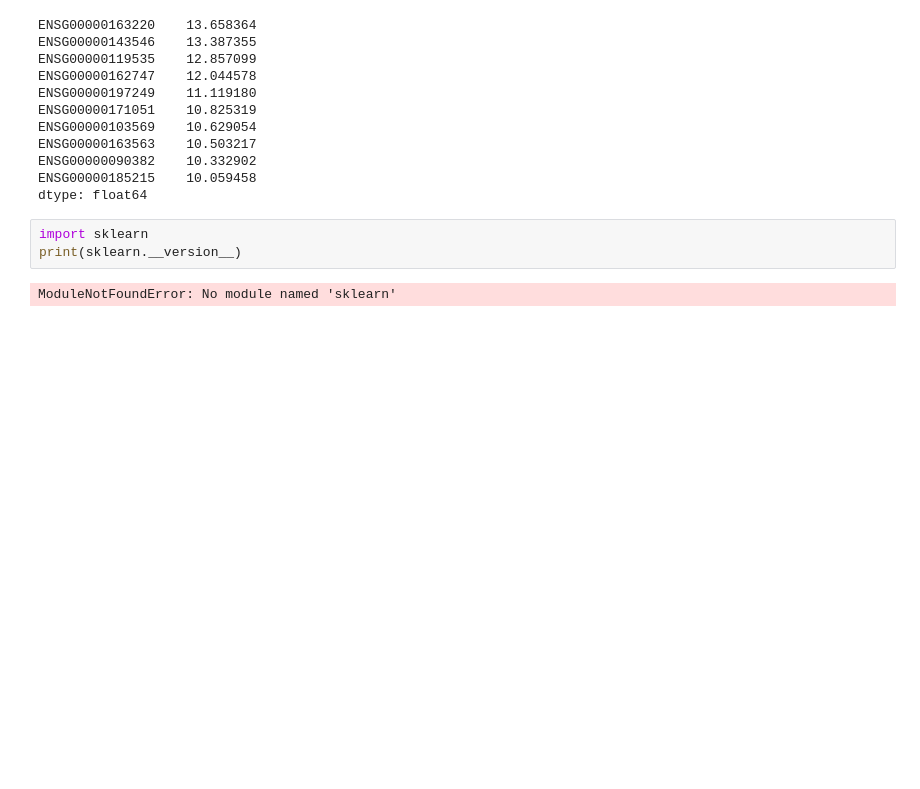
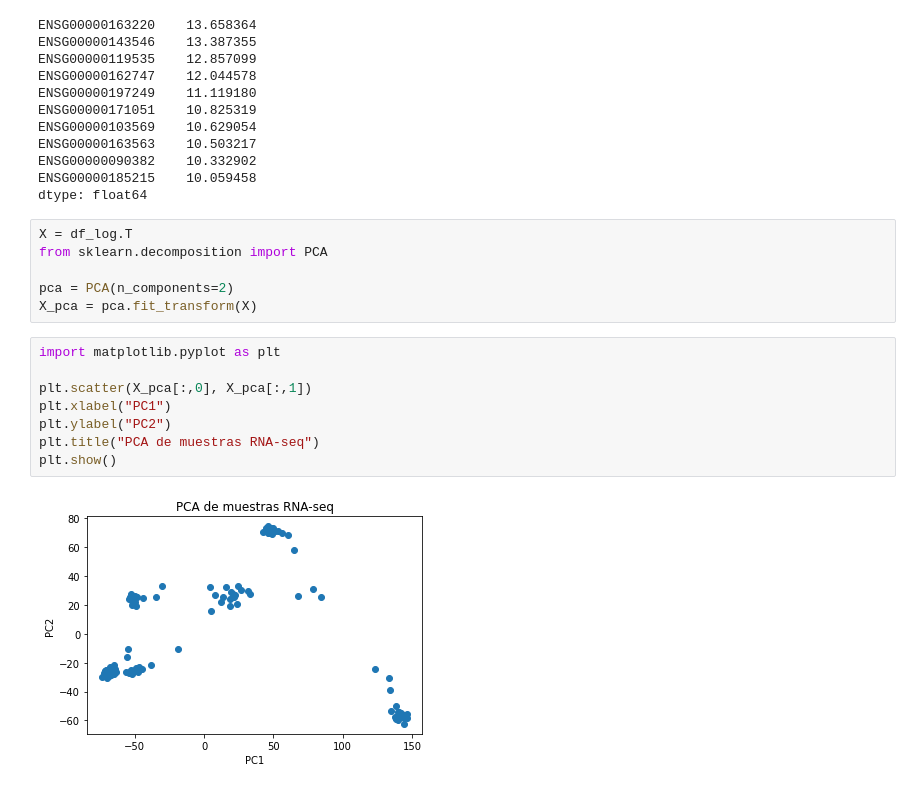
Before and after one commit to JuanBenitezHumanes/rna-seq-pipeline, a Jupyter notebook: notebooks/01_exploration.ipynb, the cells around one changed output. Saved outputs shown, nothing was run; the diff lists cells and outputs as text; blank space fills up the shorter version.

```diff
--- a/notebooks/01_exploration.ipynb
+++ b/notebooks/01_exploration.ipynb
@@ -102,8 +159,19 @@ ENSG00000163563    10.503217
 ENSG00000090382    10.332902
 ENSG00000185215    10.059458
 dtype: float64
-# %%
-import sklearn
-print(sklearn.__version__)
-# %% [output]
-ModuleNotFoundError: No module named 'sklearn'
+# %%
+X = df_log.T
+from sklearn.decomposition import PCA
+
+pca = PCA(n_components=2)
+X_pca = pca.fit_transform(X)
+# %%
+import matplotlib.pyplot as plt
+
+plt.scatter(X_pca[:,0], X_pca[:,1])
+plt.xlabel("PC1")
+plt.ylabel("PC2")
+plt.title("PCA de muestras RNA-seq")
+plt.show()
+# %% [output]
+[figure, added]
```
Also changed, not shown: parts of 6 cells of this notebook.
